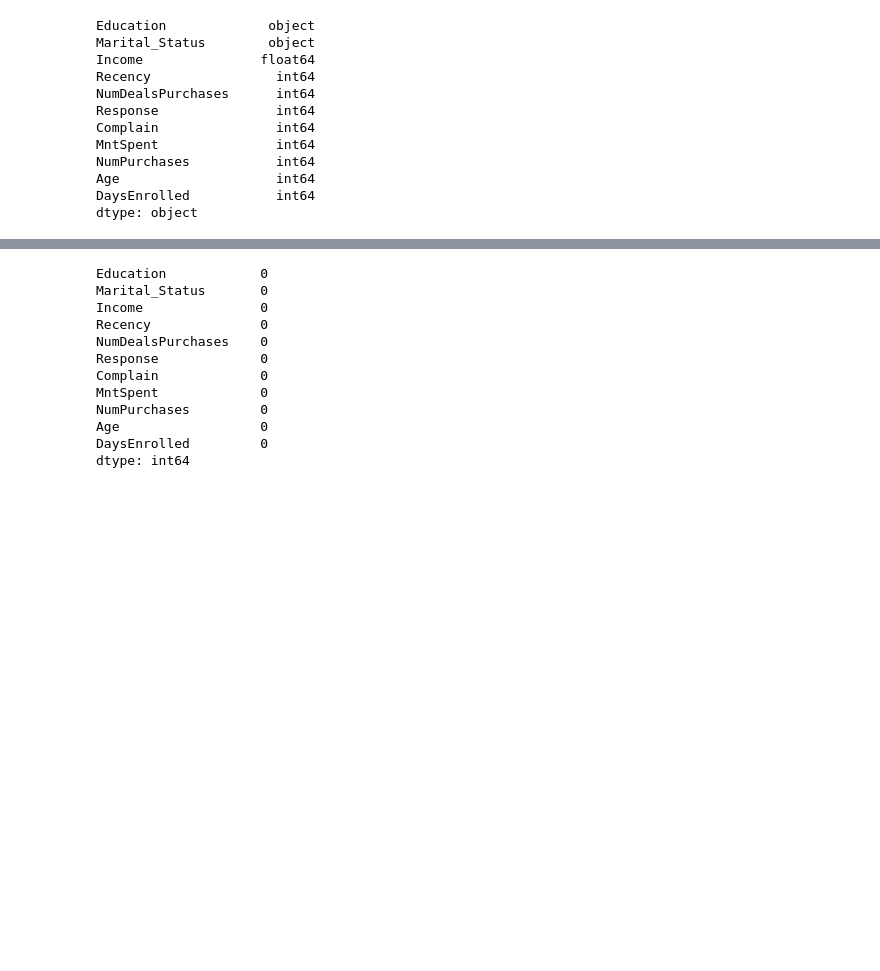
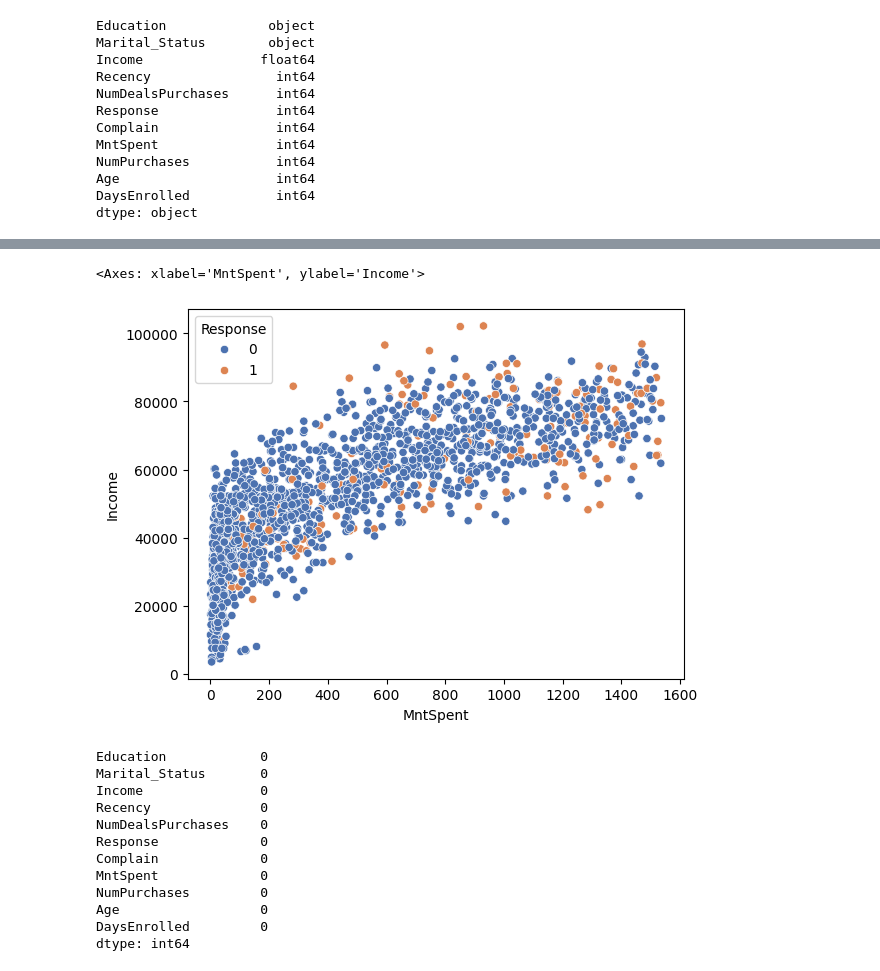
Before and after one commit to KyleZrey/membership-classification, a Jupyter notebook: preprocessing.ipynb, the cells around one changed output, grey strips where cells are left out. Cells and saved outputs as stored; diff of their text form; code cells hidden in the pictures; blank space fills up the shorter version.

```diff
--- a/preprocessing.ipynb
+++ b/preprocessing.ipynb
@@ -123,0 +146,12 @@ dtype: object
+# %%
+def remove_outliers(df, column, z_threshold=3):
+    # Calculate Z-Score for the specified column
+    z_scores = np.abs((df[column] - df[column].mean()) / df[column].std())
+
+    # Create a mask for rows with outliers in the specified column
+    outliers_mask = z_scores > z_threshold
+
+    # Remove rows with outliers from the DataFrame
+    cleaned_df = df[~outliers_mask]
+
+    return cleaned_df
@@ -124,3 +163,11 @@ dtype: object
+# %%
+df = remove_outliers(df, 'Income', 2)
+df = remove_outliers(df, 'MntSpent', 2)
+# %%
+sns.scatterplot(data=df, x='MntSpent', y='Income', hue='Response', palette='deep')
+# %% [output]
+<Axes: xlabel='MntSpent', ylabel='Income'>
+[figure, added]
 # %%
 df.isnull().sum()
 # %% [output]
```
Also changed, not shown: parts of 5 cells of this notebook, 2 other files.
